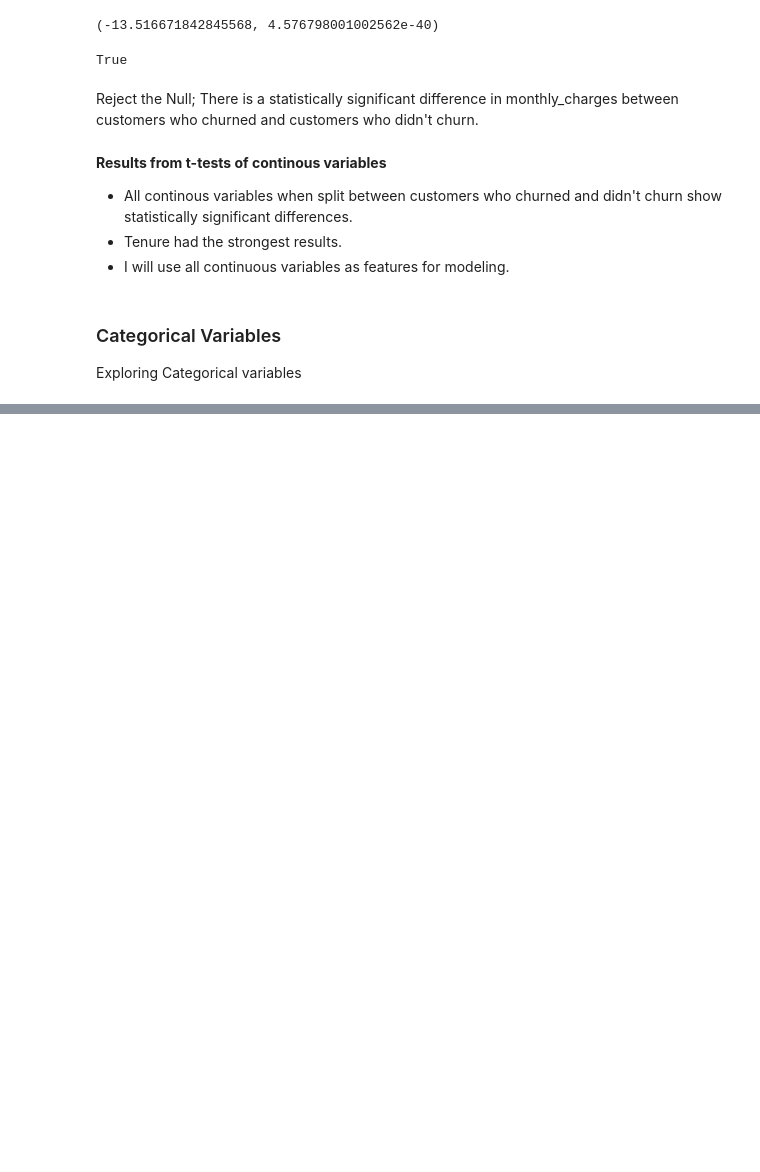
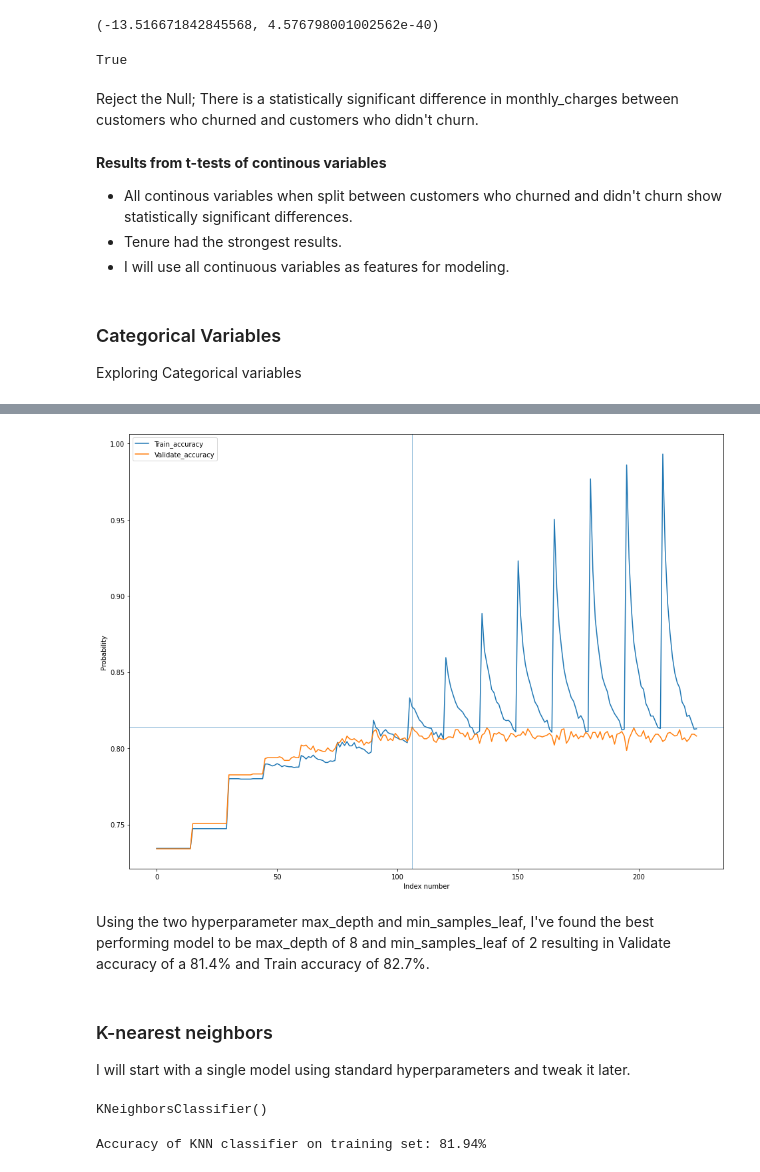
Before and after one commit to AndrewRachuig/telco_classification_project, a Jupyter notebook: initial_notebook.ipynb, the cells around one changed output, grey strips where cells are left out. Drawn from its saved outputs; the diff is of its cells as text; code cells hidden in the pictures; blank space fills up the shorter version.

Commit message:
Finished work on Exploration, started on Modeling

```diff
--- a/initial_notebook.ipynb
+++ b/initial_notebook.ipynb
@@ -697,0 +957,6 @@ Exploring Categorical variables
+# %%
+# Create the decision tree model
+clf = DecisionTreeClassifier(max_depth=3, random_state=123)
+
+# Fit the model to the train dataset
+clf.fit(X_train, y_train)
@@ -697,0 +1023,4 @@ Exploring Categorical variables
+# %%
+# Using standard hyperparameters to get an idea of the accuracy of random forest.  Will iterate more later.
+rf = RandomForestClassifier(max_depth=3, random_state=123, min_samples_leaf = 1)
+rf.fit(X_train, y_train)
@@ -697,0 +1050,26 @@ Exploring Categorical variables
+# %%
+# This function runs through both max_depth, and min_sample_leaf to give me a better idea of what are the best hyperparamters
+# to choose. I can also come back to it later and tweak n_estimators for further customization.
+
+def rf_iteration(X_train, y_train, X_validate, y_validate, trees = 100):
+    results = {}
+    max_depth = []
+    min_samples_leaf = []
+    Train_accuracy = []
+    Validate_accuracy = []
+    Train_Validate_diff = []
+    for x in range(1,16):
+        for y in range(1,16):
+            rf = RandomForestClassifier(max_depth=x, random_state=123, min_samples_leaf = y, n_estimators = trees)
+            rf.fit(X_train, y_train)
+            max_depth.append(x)
+            min_samples_leaf.append(y)
+            Train_accuracy.append(rf.score(X_train, y_train))
+            Validate_accuracy.append(rf.score(X_validate, y_validate))
+            Train_Validate_diff.append(rf.score(X_train, y_train) - rf.score(X_validate, y_validate))
+    results = {"max_depth": max_depth, "min_samples_leaf" : min_samples_leaf, "Train_accuracy" : Train_accuracy, "Validate_accuracy" : Validate_accuracy, "Train_Validate_diff" : Train_Validate_diff}
+    return results
+results_dict = rf_iteration(X_train, y_train, X_validate, y_validate)
+# %%
+results_df = pd.DataFrame(results_dict)
+results_df.head()
@@ -697,0 +1103,29 @@ Exploring Categorical variables
+# %%
+# Visualizing the best performing model #106
+results_df[['Train_accuracy', 'Validate_accuracy']].plot(figsize = (16,12))
+plt.xlabel('Index number')
+plt.ylabel('Probability')
+plt.axvline(106, lw =.5, label="Best performer")
+plt.axhline(0.813981, lw =.5, label = "Highest accuracy")
+0.813981
+plt.show()
+# %% [output]
+[figure, added]
+# %% [markdown]
+Using the two hyperparameter max_depth and min_samples_leaf, I've found the best performing model to be max_depth of 8 and
+min_samples_leaf of 2 resulting in Validate accuracy of a 81.4% and Train accuracy of 82.7%.
+# %% [markdown]
+### K-nearest neighbors
+
+I will start with a single model using standard hyperparameters and tweak it later.
+# %%
+# Using standard hyperparameters to get an idea of the accuracy of random forest.  Will iterate more later.
+knn = KNeighborsClassifier(n_neighbors=5, weights='uniform')
+knn.fit(X_train, y_train)
+# %% [output]
+KNeighborsClassifier()
+# %%
+# Scoring the model on the train dataset
+print(f'Accuracy of KNN classifier on training set: {round(knn.score(X_train, y_train),4)*100}%')
+# %% [output]
+Accuracy of KNN classifier on training set: 81.94%
```
Also changed, not shown: parts of 58 cells of this notebook.
